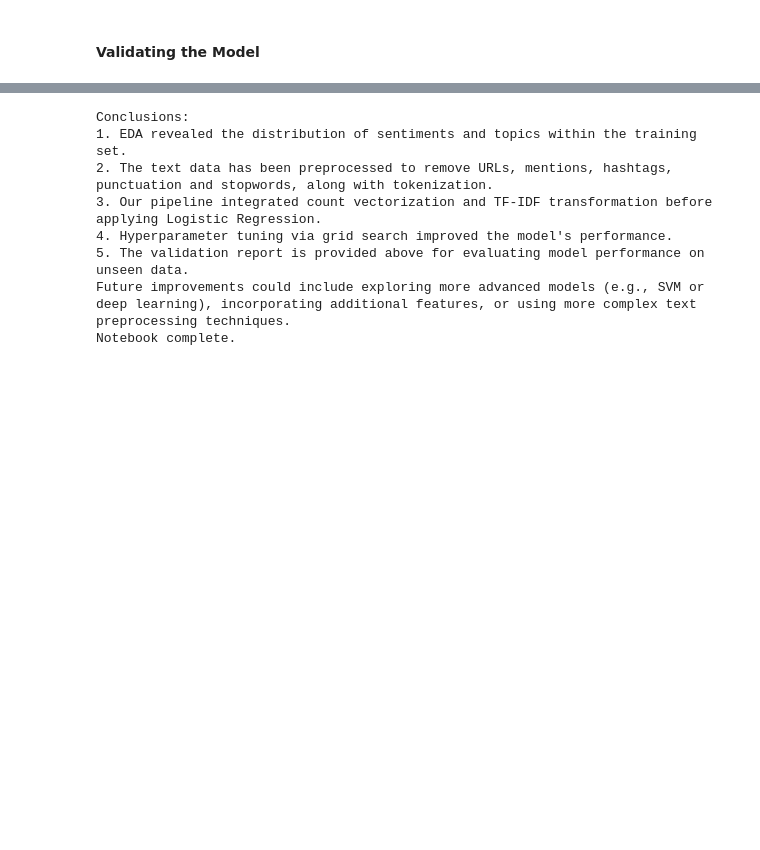
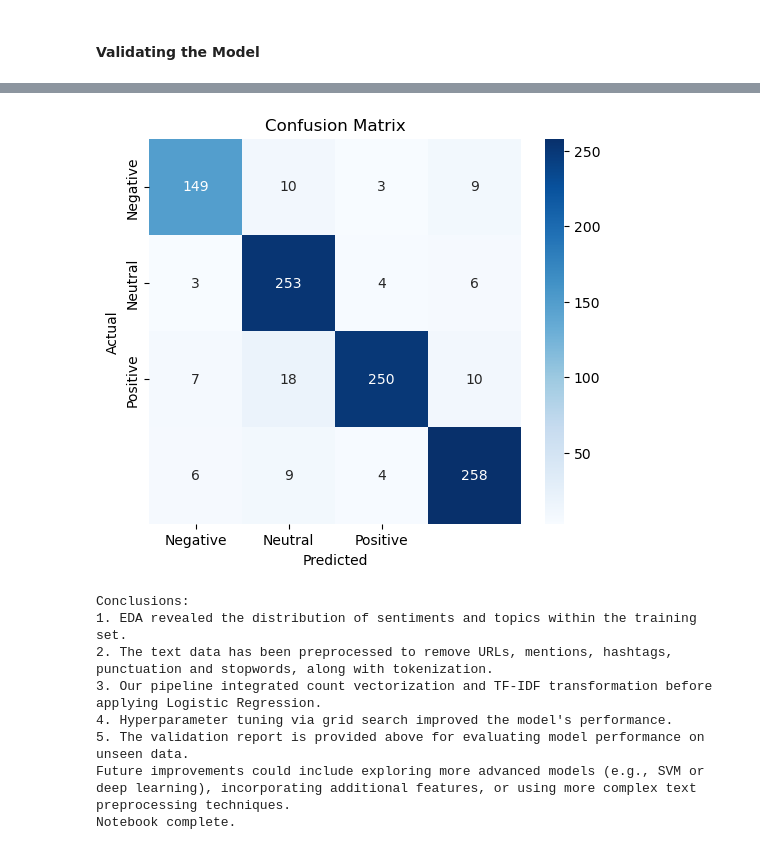
Before and after one commit to James-tech4/JAMES-DSPT08-PHASE-4-PROJECT, a Jupyter notebook: Final.ipynb, the cells around one changed output, grey strips where cells are left out. Drawn from its saved outputs; the diff is of its cells as text; code cells hidden in the pictures; blank space fills up the shorter version.

```diff
--- a/Final.ipynb
+++ b/Final.ipynb
@@ -265,9 +266,9 @@ appreciate sonic concepts praxis valenzuela landaposas thread together talk mult
 # %%
 # The pipeline will include our custom TextPreprocessor, CountVectorizer, TfidfTransformer, and Logistic Regression.
 pipeline = Pipeline([
-    ('preprocess', preprocess_text()),
-    ('vect', CountVectorizer()),     # count vectorization
-    ('tfidf', TfidfTransformer()),     # TF-IDF transformation
+    ('preprocess', FunctionTransformer(lambda x: [preprocess_text(text) for text in x])),
+    ('vect', CountVectorizer()),     # Count vectorization
+    ('tfidf', TfidfTransformer()),   # TF-IDF transformation
     ('clf', LogisticRegression(max_iter=1000))
 ])
 # %%
@@ -320,0 +302,5 @@ print(accuracy_score(predicted_sentiments,actual_sentiments))
+# %%
+# Defining the Actual and predicted variables
+X_val_lr = df_val["Tweet"]
+y_true = df_val["Sentiment"] # Actual Labels
+y_pred_lr = pipeline.predict(X_val_lr)
@@ -321,12 +338,13 @@ print(accuracy_score(predicted_sentiments,actual_sentiments))
 # %%
-# Visualizations: Confusion Matrices
-fig, axes = plt.subplots(1, 2, figsize=(12, 5))
-
-cm_lr = confusion_matrix(actual_sentiments, predicted_sentiments)
-sns.heatmap(cm_lr, annot=True, fmt='d', ax=axes[0], cmap='Blues')
-axes[0].set_title('Logistic Regression Confusion Matrix')
-axes[0].set_xlabel('Predicted')
-axes[0].set_ylabel('Actual')
-plt.tight_layout()
+# Plot the confusion matrix
+plt.figure(figsize=(6, 5))
+cm_lr = confusion_matrix(y_true, y_pred_lr)
+sns.heatmap(cm_lr, annot=True, fmt='d', cmap='Blues', xticklabels=['Negative', 'Neutral', 'Positive'],
+            yticklabels=['Negative', 'Neutral', 'Positive'])
+plt.title('Confusion Matrix')
+plt.xlabel('Predicted')
+plt.ylabel('Actual')
 plt.show()
+# %% [output]
+[figure, added]
 # %%
```
Also changed, not shown: parts of 12 cells of this notebook.
